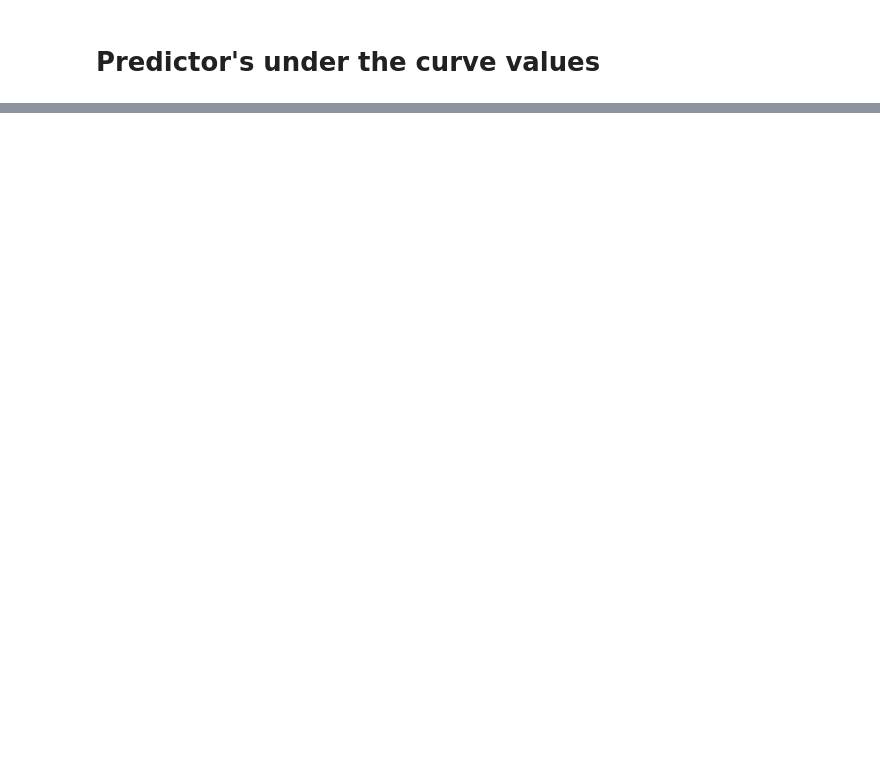
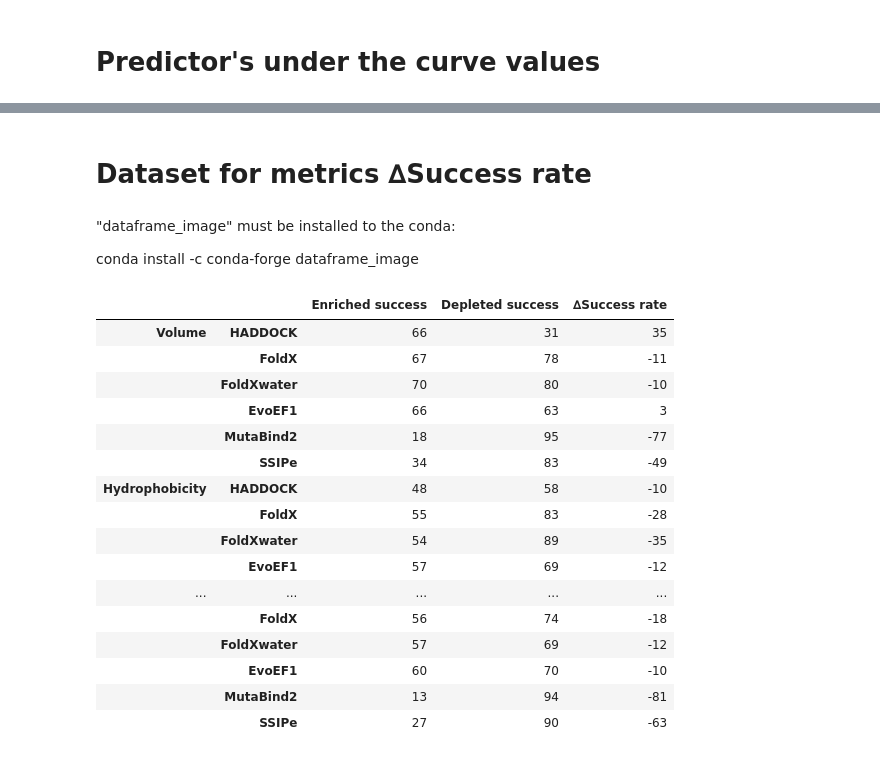
Before and after one commit to CSB-KaracaLab/RBD-ACE2-MutBench, a Jupyter notebook: Scripts/Python_notebooks/Metric_volume_hydrophobicity_flexibility_change.ipynb, the cells around one changed output, grey strips where cells are left out. Saved outputs shown, nothing was run; the diff lists cells and outputs as text; code cells hidden in the pictures; blank space fills up the shorter version.

Commit message:
Table 5 modified

```diff
--- a/Scripts/Python_notebooks/Metric_volume_hydrophobicity_flexibility_change.ipynb
+++ b/Scripts/Python_notebooks/Metric_volume_hydrophobicity_flexibility_change.ipynb
@@ -569,0 +507,6 @@ Depleted Failure SSIPe flexibility value : 0.1
+# %% [markdown]
+# Dataset for metrics ∆Success rate
+# %% [markdown]
+"dataframe_image" must be installed to the conda:
+
+conda install -c conda-forge dataframe_image
@@ -569,0 +515,27 @@ Depleted Failure SSIPe flexibility value : 0.1
+# %%
+cm = sns.diverging_palette(220, 20, as_cmap=True)
+x = df.style.format('{:.0f}')
+x.set_table_styles([{'selector' : '','props' : [('border','1px solid black')]}])
+table_5 = x.background_gradient(cmap=cm, subset=["∆Success rate"], axis=None, vmin=-100, vmax=100)
+#save the table as png
+dfi.export(table_5, 'table_5.png')
+# take a look table 5
+table_5
+# %% [output]
+|  |  | Enriched success | Depleted success | ∆Success rate |
+| Volume | HADDOCK | 66 | 31 | 35 |
+|  | FoldX | 67 | 78 | -11 |
+|  | FoldXwater | 70 | 80 | -10 |
+|  | EvoEF1 | 66 | 63 | 3 |
+|  | MutaBind2 | 18 | 95 | -77 |
+|  | SSIPe | 34 | 83 | -49 |
+| Hydrophobicity | HADDOCK | 48 | 58 | -10 |
+|  | FoldX | 55 | 83 | -28 |
+|  | FoldXwater | 54 | 89 | -35 |
+|  | EvoEF1 | 57 | 69 | -12 |
+| ... | ... | ... | ... | ... |
+|  | FoldX | 56 | 74 | -18 |
+|  | FoldXwater | 57 | 69 | -12 |
+|  | EvoEF1 | 60 | 70 | -10 |
+|  | MutaBind2 | 13 | 94 | -81 |
+|  | SSIPe | 27 | 90 | -63 |
```
Also changed, not shown: parts of 7 cells of this notebook, 3 other files.
